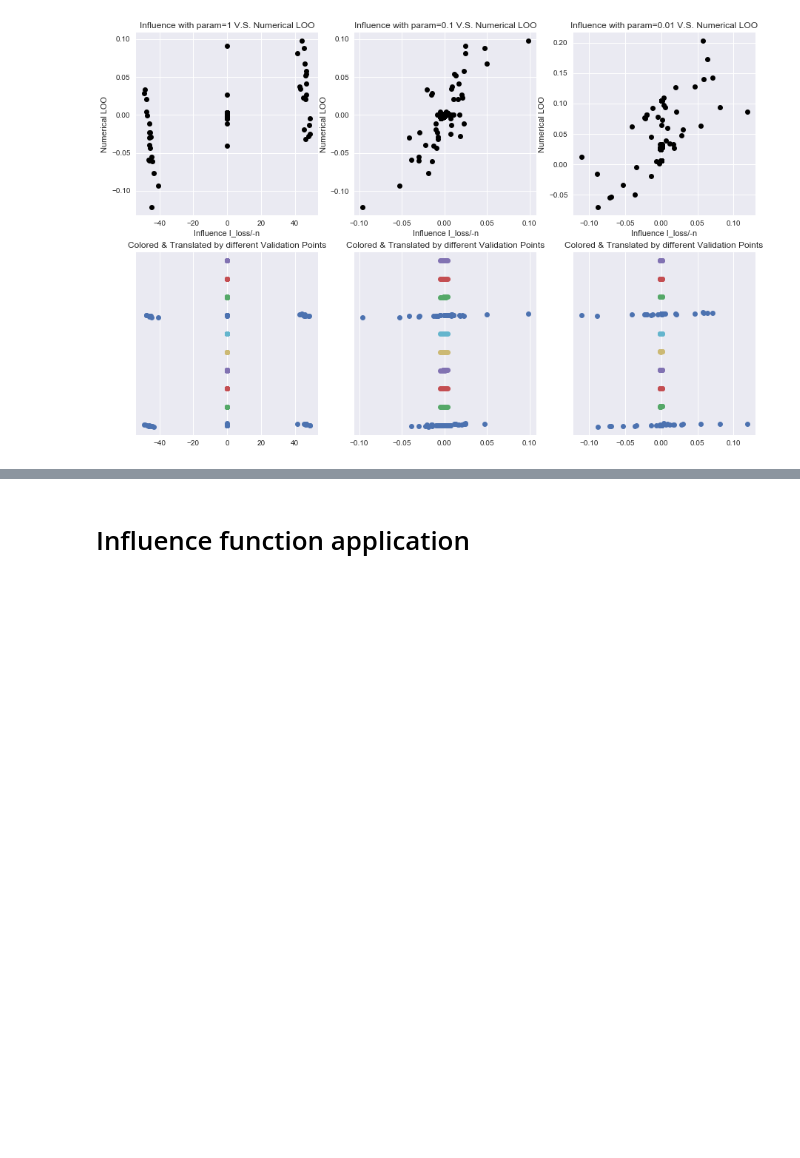
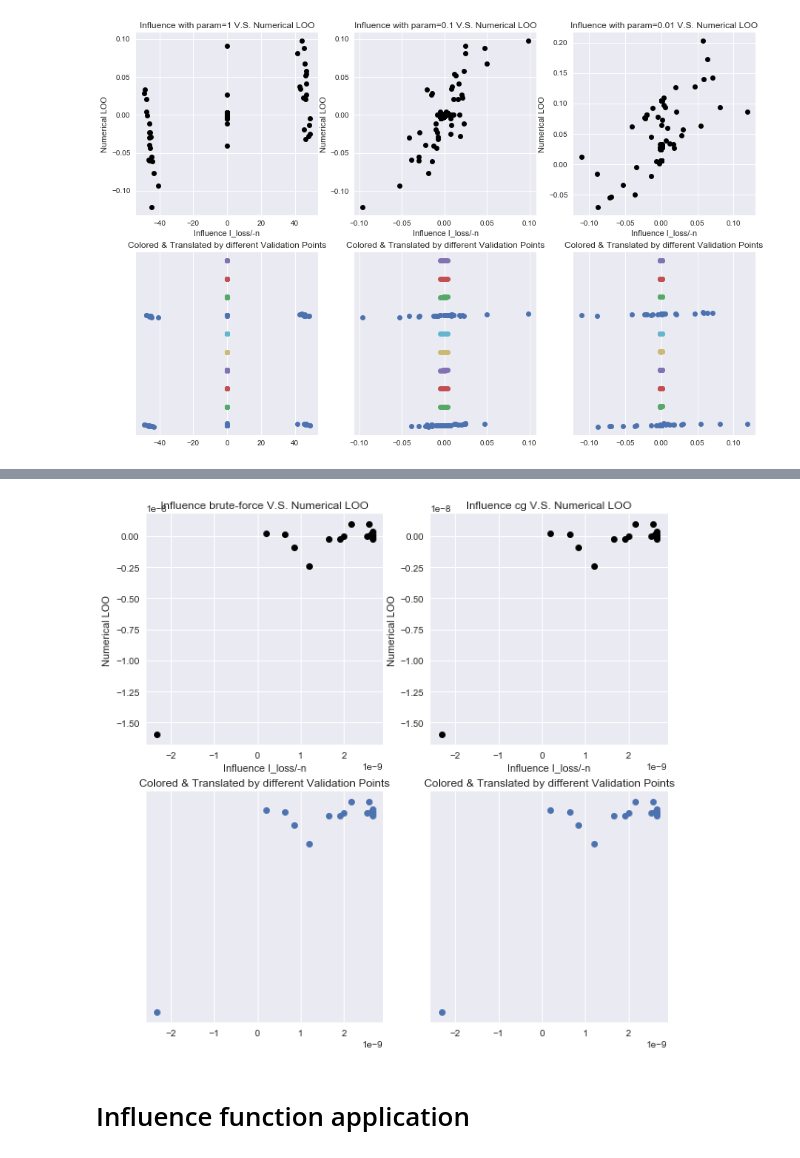
Before and after one commit to zedyang/46927-Project, a Jupyter notebook: experiments3.ipynb, the cells around one changed output, grey strips where cells are left out. Saved outputs shown, nothing was run; the diff lists cells and outputs as text; code cells hidden in the pictures; blank space fills up the shorter version.

```diff
--- a/experiments3.ipynb
+++ b/experiments3.ipynb
@@ -361,0 +782,15 @@ fig, axes = param_cross_comparison(
+# %%
+tf.reset_default_graph()
+model = SmoothedSupportVector(
+    model_name='SmoothHinge-Notebook-mnist',
+    init_eta=init_eta,
+    decay_epochs=decay_epochs,
+    batch_size=batch_size,
+    C=1e4,
+    t=0.01
+)
+model.fit_with_sklearn(
+    {'X':X_train, 'y': y_train},
+    tol=1e-5,
+    max_iter=-1
+)
@@ -361,0 +813,5 @@ fig, axes = param_cross_comparison(
+# %%
+I_loss_bf = model.influence_loss(
+    X_test, y_test,
+    method='brute-force',
+)
@@ -361,0 +822,9 @@ fig, axes = param_cross_comparison(
+# %%
+loo_diff = model.leave_one_out_refit(
+    X_test, y_test,
+    n_iter=loo_extra_iter,
+    iter_to_load=checkpoint_iter,
+    leave_indices=leave_indices,
+    sklearn_refit=True,
+    verbose=0.01
+)
@@ -362,3 +862,10 @@ fig, axes = param_cross_comparison(
+# %%
+fig, axes = compare_with_loo(
+    [I_loss_bf[leave_indices,:], I_loss_bf[leave_indices,:]],
+    loo_diff, n_samples=n_tr
+)
+# %% [output]
+[figure, added]
 # %% [markdown]
 # Influence function application
 # %% [markdown]
```
Also changed, not shown: parts of 46 cells of this notebook, 8 other files.
